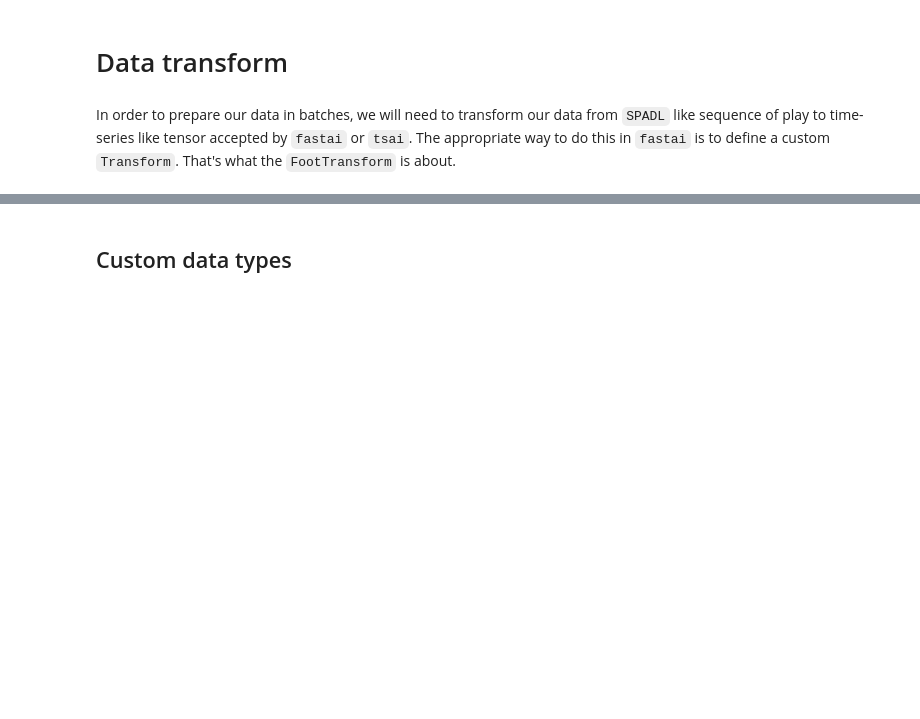
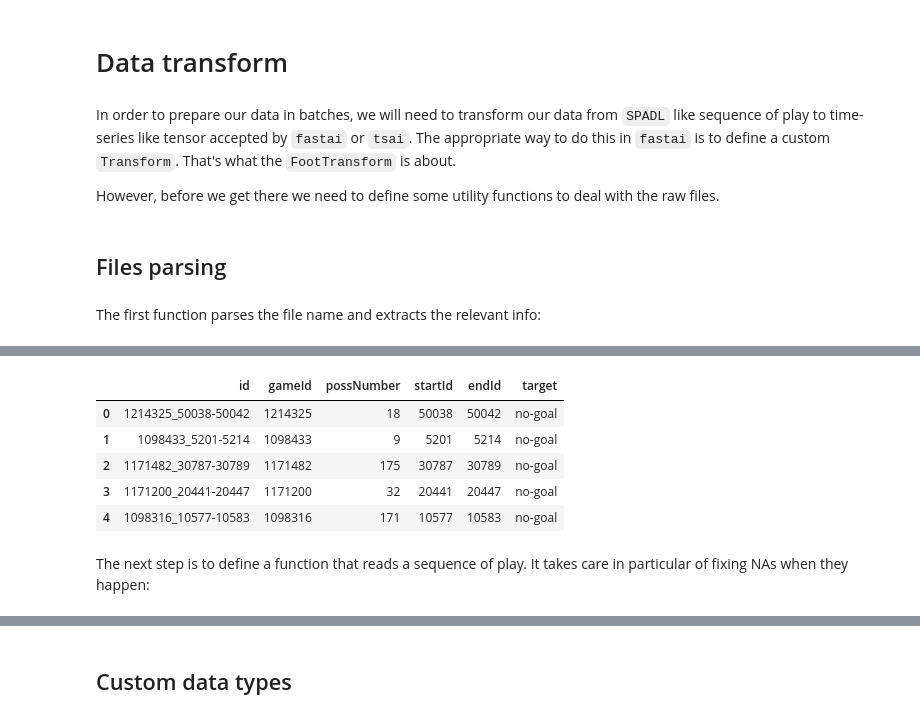
Before and after one commit to tkharrat/footSeq, a Jupyter notebook: 01_data_structure.ipynb, the cells around one changed output, grey strips where cells are left out. Drawn from its saved outputs; the diff is of its cells as text; code cells hidden in the pictures; blank space fills up the shorter version.

```diff
--- a/01_data_structure.ipynb
+++ b/01_data_structure.ipynb
@@ -33,6 +34,5 @@ SeqenceData = dict[str, pd.DataFrame]
 TargetData = dict[str, str]
 Tfms = List[Transform]
 # %%
-data_path = "./data"
-target_data = pickle.load(open(os.path.join(data_path, "targets.pkl"), "rb"))
-df_main = pd.read_pickle(os.path.join(data_path, "sequences_df.pkl")).reset_index()
+data_path = Path("/sequences")
+all_files = data_path.ls()
@@ -49,3 +42,35 @@ ids2size = df_main.groupby("_id").size().to_dict()
 # Data transform
 # %% [markdown]
 In order to prepare our data in batches, we will need to transform our data from `SPADL` like sequence of play to time-series like tensor accepted by `fastai` or `tsai`. The appropriate way to do this in `fastai` is to define a custom `Transform`. That's what the `FootTransform` is about.
+
+However, before we get there we need to define some utility functions to deal with the raw files.
+# %% [markdown]
+## Files parsing
+# %% [markdown]
+The first function parses the file name and extracts the relevant info:
+# %%
+# export
+
+
+def parse_file_info(file_path, sep="___") -> pd.DataFrame:
+    "Parse file information from file-name"
+    game_id, poss_nbr, start_id, end_id, target = file_path.stem.split(sep)
+    _id = game_id + "_" + start_id + "-" + end_id
+    dico = {
+        "id": _id,
+        "gameId": int(game_id),
+        "possNumber": int(poss_nbr),
+        "startId": int(start_id),
+        "endId": int(end_id),
+        "target": target,
+    }
+    return pd.DataFrame(dico, index=[0])
+# %%
+files_info = (
+    pd.concat([parse_file_info(file) for file in progressbar(files)], axis=0)
+    .convert_dtypes()
+    .reset_index(drop=True)
+)
+labels = L(files_info.target.tolist()).unique(sort=True)
+files_info.head()
+# %% [output]
@@ -51,0 +78,8 @@ In order to prepare our data in batches, we will need to transform our data from
+|  | id | gameId | possNumber | startId | endId | target |
+| 0 | 1214325_50038-50042 | 1214325 | 18 | 50038 | 50042 | no-goal |
+| 1 | 1098433_5201-5214 | 1098433 | 9 | 5201 | 5214 | no-goal |
+| 2 | 1171482_30787-30789 | 1171482 | 175 | 30787 | 30789 | no-goal |
+| 3 | 1171200_20441-20447 | 1171200 | 32 | 20441 | 20447 | no-goal |
+| 4 | 1098316_10577-10583 | 1098316 | 171 | 10577 | 10583 | no-goal |
+# %% [markdown]
+The next step is to define a function that reads a sequence of play. It takes care in particular of fixing NAs when they happen:
```
Also changed, not shown: parts of 36 cells of this notebook, 6 other files.
